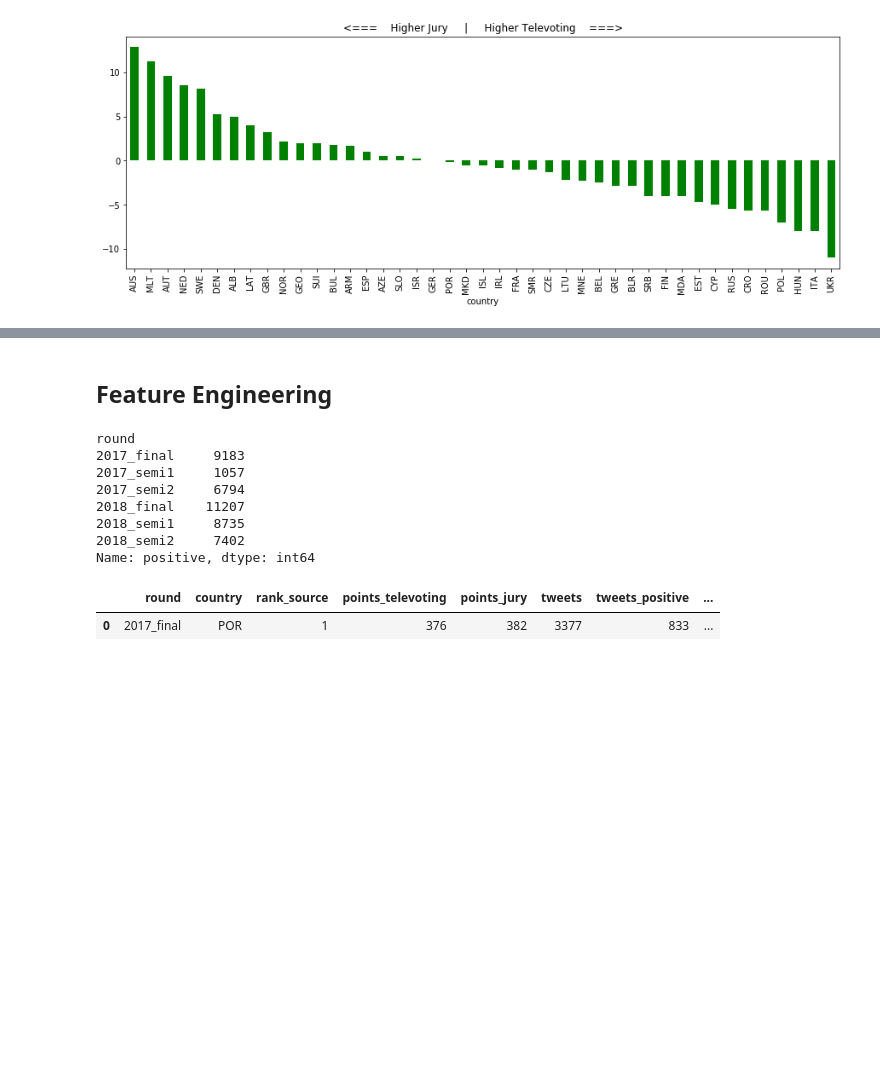
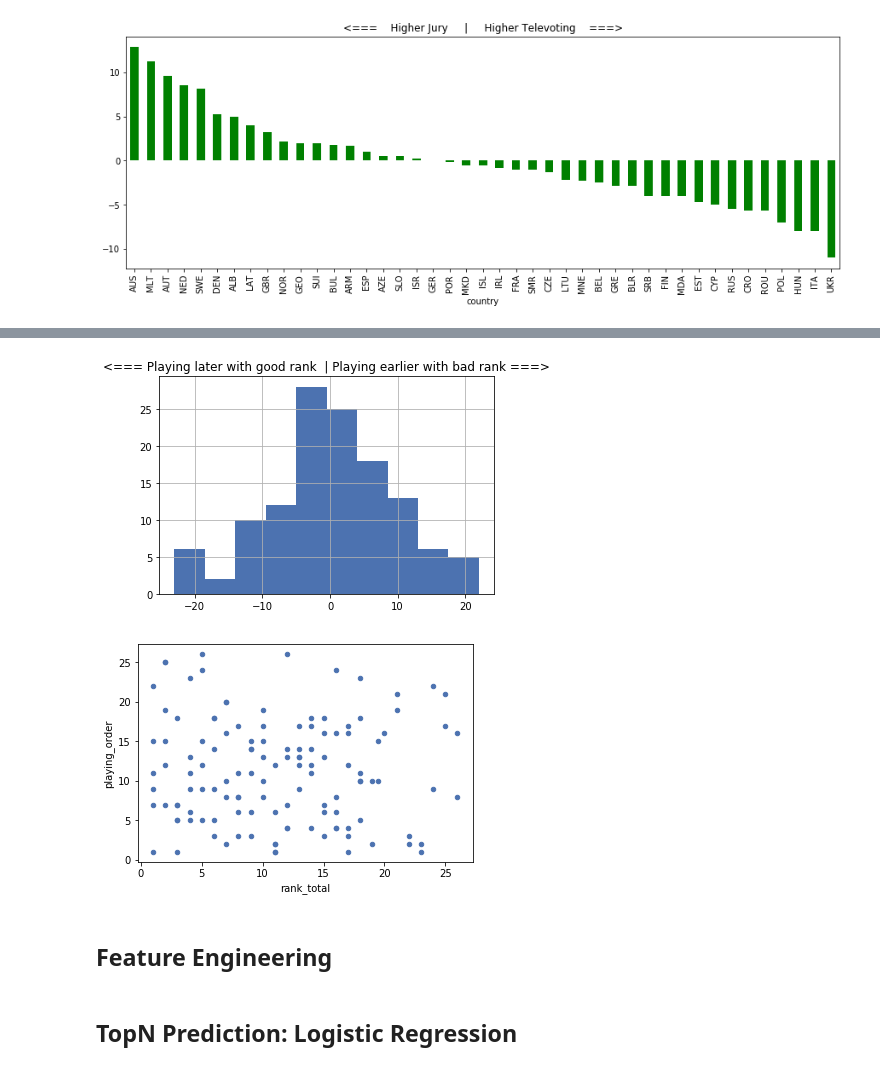
Before and after one commit to eduardbonada/eurovision_tweet_tracker, a Jupyter notebook: notebooks/Model Prediction with 2018 results.ipynb, the cells around one changed output, grey strips where cells are left out. Drawn from its saved outputs; the diff is of its cells as text; code cells hidden in the pictures; blank space fills up the shorter version.

```diff
--- a/notebooks/Model Prediction with 2018 results.ipynb
+++ b/notebooks/Model Prediction with 2018 results.ipynb
@@ -66,14 +73,13 @@ Text(0.5,1,'<=== Higher in semifinal | Higher in final ===>')
+# %%
+# how the playing order affects to the final rank?
+data['rank_draw_diff'] = data['rank_total'] - data['playing_order']
+ax = (data['rank_draw_diff']).hist(bins=10)
+ax.set_title('<=== Playing later with good rank  | Playing earlier with bad rank ===>')
+
+# scatter plot
+ax1 = data.plot.scatter('rank_total', 'playing_order')
+# %% [output]
+[figure, added]
+[figure, added]
 # %% [markdown]
 ## Feature Engineering
-# %%
-#data.groupby('round')['positive'] /
-data.groupby('round')['positive'].agg('sum')
-# %% [output]
-round
-2017_final     9183
-2017_semi1     1057
-2017_semi2     6794
-2018_final    11207
-2018_semi1     8735
-2018_semi2     7402
-Name: positive, dtype: int64
@@ -96,5 +85,0 @@ all_rounds_data['isTop10'] = all_rounds_data.apply(lambda r: 1 if r['rank']<=10
-# %%
-data.head(1)
-# %% [output]
-|  | round | country | rank_source | points_televoting | points_jury | tweets | tweets_positive | ... |
-| 0 | 2017_final | POR | 1 | 376 | 382 | 3377 | 833 | ... |
@@ -100,0 +116,2 @@ data.head(1)
+# %% [markdown]
+## TopN Prediction: Logistic Regression
```
Also changed, not shown: parts of 10 cells of this notebook, 1 other file.
